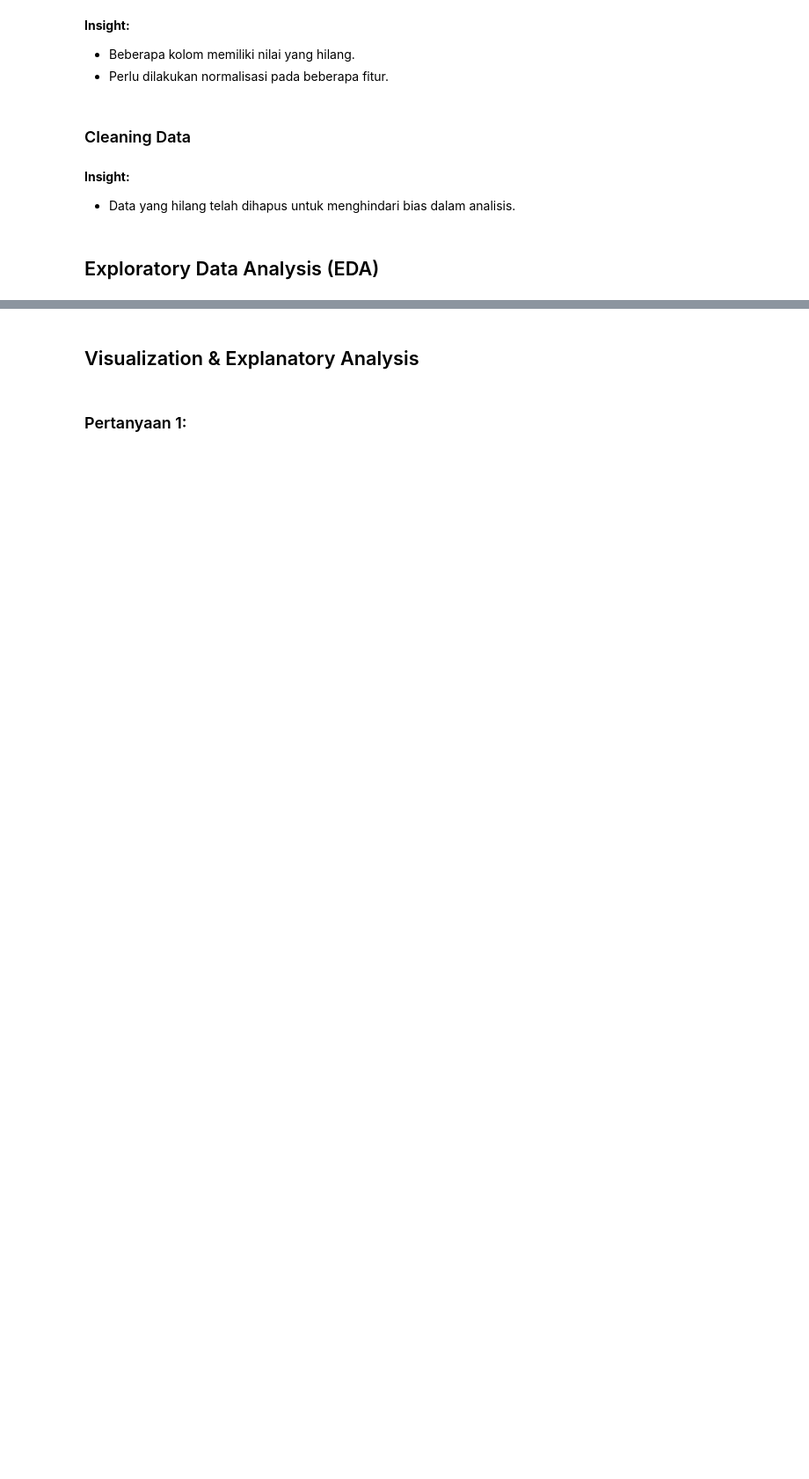
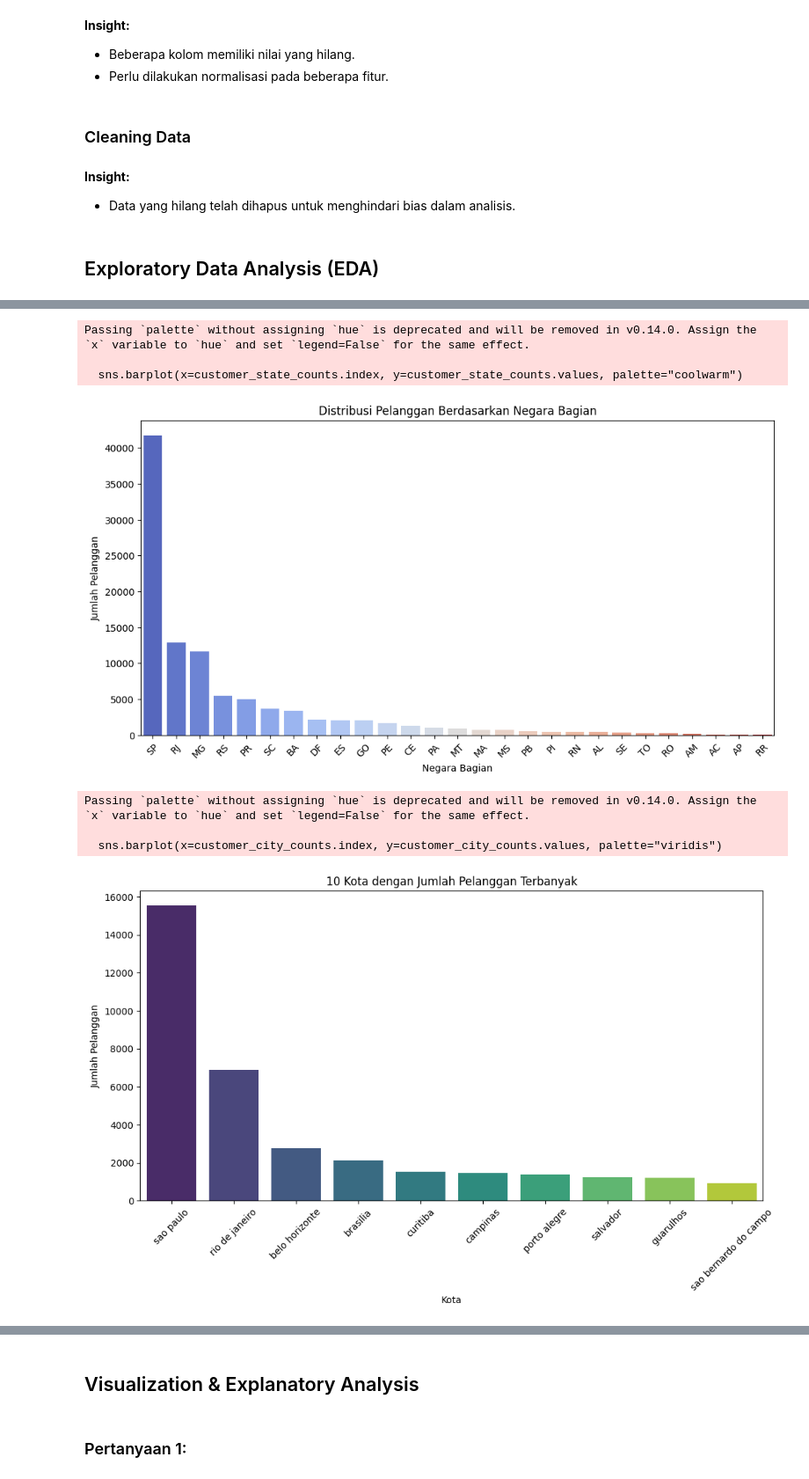
Before and after one commit to Ganiramadhan/data-analyst, a Jupyter notebook: notebook.ipynb, the cells around one changed output, grey strips where cells are left out. Shown at 88% size. Saved outputs shown, nothing was run; the diff lists cells and outputs as text; code cells hidden in the pictures; blank space fills up the shorter version.

```diff
--- a/notebook.ipynb
+++ b/notebook.ipynb
@@ -132,0 +83,71 @@ plt.show()
+# %%
+import pandas as pd
+import matplotlib.pyplot as plt
+import seaborn as sns
+
+# Load dataset pelanggan
+df_customers = pd.read_csv("data/customers_dataset.csv", encoding='utf-8')
+
+# Load dataset produk
+df_products = pd.read_csv("data/products_dataset.csv", encoding='utf-8')
+
+### 🔍 EDA Data Pelanggan ###
+print("🔹 Informasi Dataset Pelanggan:")
+print(df_customers.info())
+
+# Cek missing values pelanggan
+print("\n🔹 Missing Values pada Dataset Pelanggan:")
+print(df_customers.isnull().sum())
+
+# Distribusi pelanggan berdasarkan negara bagian
+customer_state_counts = df_customers["customer_state"].value_counts()
+plt.figure(figsize=(12,6))
+sns.barplot(x=customer_state_counts.index, y=customer_state_counts.values, palette="coolwarm")
+plt.xlabel("Negara Bagian")
+plt.ylabel("Jumlah Pelanggan")
+plt.title("Distribusi Pelanggan Berdasarkan Negara Bagian")
+plt.xticks(rotation=45)
+plt.show()
+
+# Distribusi pelanggan berdasarkan kota (Top 10)
+customer_city_counts = df_customers["customer_city"].value_counts().head(10)
+plt.figure(figsize=(12,6))
+sns.barplot(x=customer_city_counts.index, y=customer_city_counts.values, palette="viridis")
+plt.xlabel("Kota")
+plt.ylabel("Jumlah Pelanggan")
+plt.title("10 Kota dengan Jumlah Pelanggan Terbanyak")
+plt.xticks(rotation=45)
+plt.show()
+
+
+### 📦 EDA Data Produk ###
+print("\n🔹 Informasi Dataset Produk:")
+print(df_products.info())
+
+# Cek missing values produk
+print("\n🔹 Missing Values pada Dataset Produk:")
+print(df_products.isnull().sum())
+
+# Statistik deskriptif berat produk
+print("\n🔹 Statistik Deskriptif Berat Produk:")
+print(df_products["product_weight_g"].describe())
+
+# Distribusi berat produk
+plt.figure(figsize=(12,6))
+sns.histplot(df_products["product_weight_g"].dropna(), bins=30, kde=True, color="blue")
+plt.xlabel("Berat Produk (g)")
+plt.ylabel("Frekuensi")
+plt.title("Distribusi Berat Produk")
+plt.show()
+
+# Rata-rata berat produk per kategori (Top 10)
+if "product_category_name" in df_products.columns:
+    avg_weight_by_category = df_products.groupby("product_category_name")["product_weight_g"].mean().sort_values(ascending=False).head(10)
+
+    plt.figure(figsize=(12,6))
+    sns.barplot(x=avg_weight_by_category.values, y=avg_weight_by_category.index, palette="coolwarm")
+    plt.xlabel("Rata-rata Berat (g)")
+    plt.ylabel("Kategori Produk")
+    plt.title("Kategori Produk dengan Berat Rata-rata Tertinggi")
+    plt.show()
+# %% [output]
@@ -132,0 +171,8 @@ plt.show()
+Passing `palette` without assigning `hue` is deprecated and will be removed in v0.14.0. Assign the `x` variable to `hue` and set `legend=False` for the same effect.
+
+  sns.barplot(x=customer_state_counts.index, y=customer_state_counts.values, palette="coolwarm")
+[figure, added]
+Passing `palette` without assigning `hue` is deprecated and will be removed in v0.14.0. Assign the `x` variable to `hue` and set `legend=False` for the same effect.
+
+  sns.barplot(x=customer_city_counts.index, y=customer_city_counts.values, palette="viridis")
+[figure, added]
```
Also changed, not shown: parts of 16 cells of this notebook, 3 other files.
